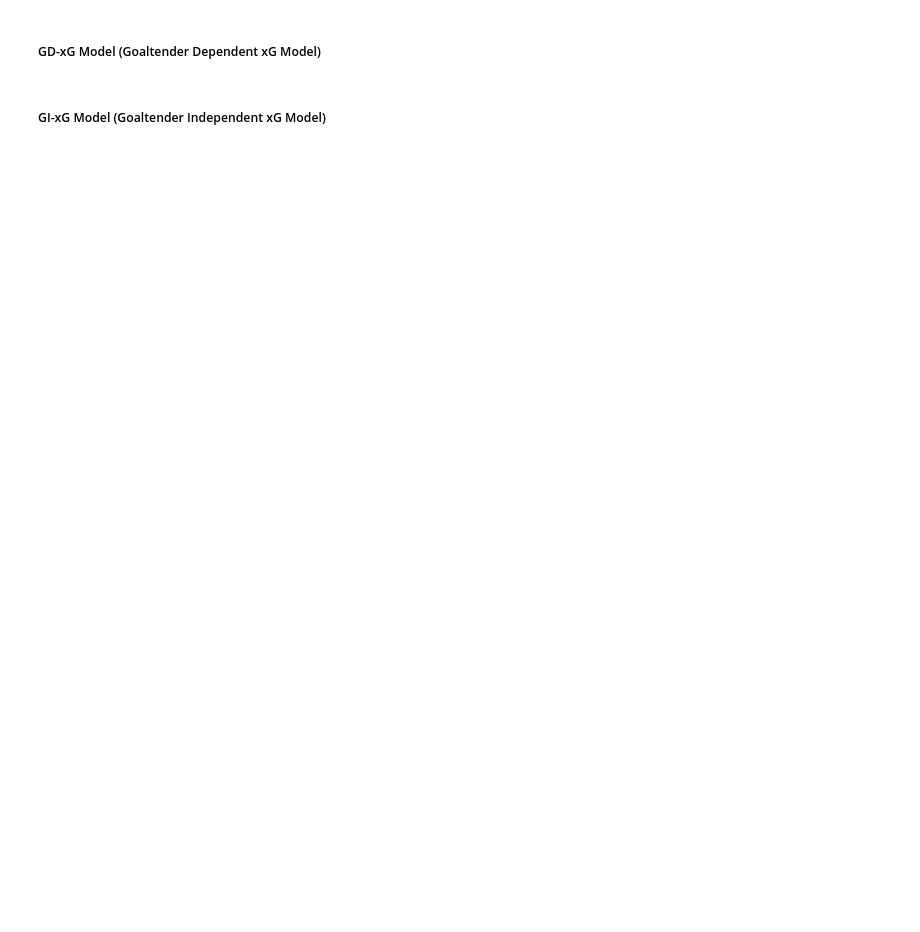
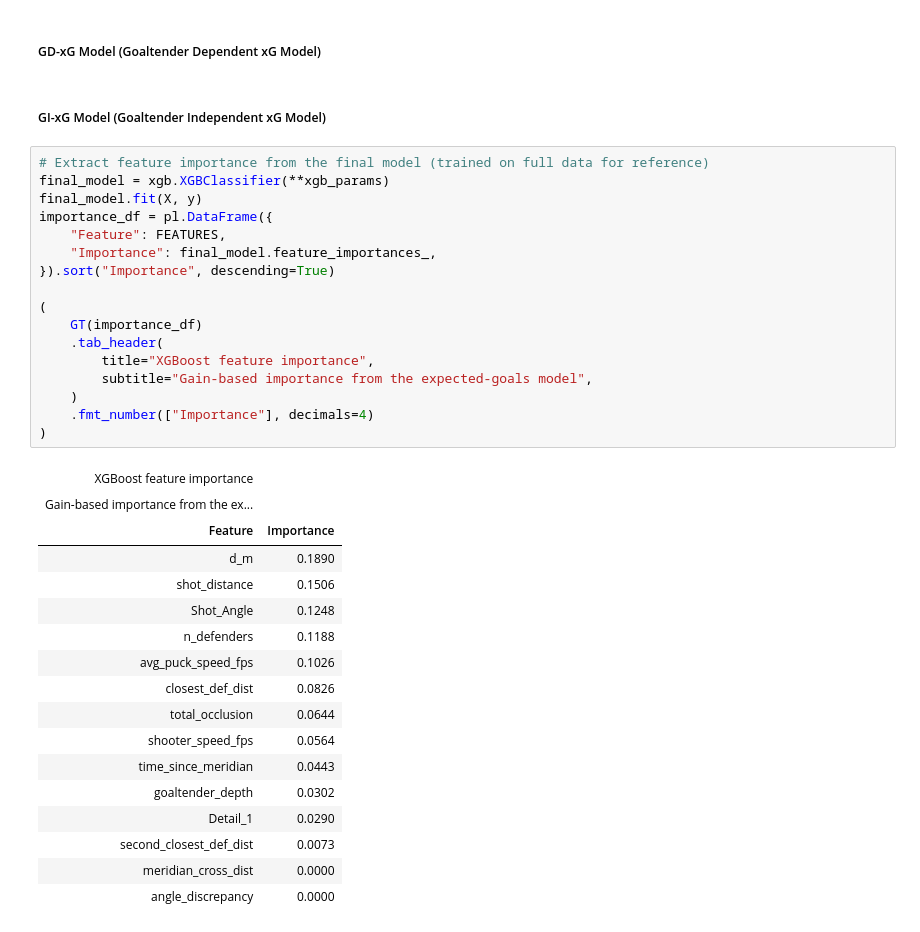
Before and after one commit to howardbaik/player-tracking-data, a Jupyter notebook: inspect-data.ipynb, the cells around one changed output. Cells and saved outputs as stored; diff of their text form; blank space fills up the shorter version.

```diff
--- a/inspect-data.ipynb
+++ b/inspect-data.ipynb
@@ -1377,3 +1443,38 @@ Metrics are computed on pooled out-of-fold predictions from stratified 5-fold cr
 ##### GD-xG Model (Goaltender Dependent xG Model)
 # %% [markdown]
 ##### GI-xG Model (Goaltender Independent xG Model)
+# %%
+# Extract feature importance from the final model (trained on full data for reference)
+final_model = xgb.XGBClassifier(**xgb_params)
+final_model.fit(X, y)
+importance_df = pl.DataFrame({
+    "Feature": FEATURES,
+    "Importance": final_model.feature_importances_,
+}).sort("Importance", descending=True)
+
+(
+    GT(importance_df)
+    .tab_header(
+        title="XGBoost feature importance",
+        subtitle="Gain-based importance from the expected-goals model",
+    )
+    .fmt_number(["Importance"], decimals=4)
+)
+# %% [output]
+| XGBoost feature importance |  |
+| Gain-based importance from the ex... |  |
+| Feature | Importance |
+| d_m | 0.1890 |
+| shot_distance | 0.1506 |
+| Shot_Angle | 0.1248 |
+| n_defenders | 0.1188 |
+| avg_puck_speed_fps | 0.1026 |
+| closest_def_dist | 0.0826 |
+| total_occlusion | 0.0644 |
+| shooter_speed_fps | 0.0564 |
+| time_since_meridian | 0.0443 |
+| goaltender_depth | 0.0302 |
+| Detail_1 | 0.0290 |
+| second_closest_def_dist | 0.0073 |
+| meridian_cross_dist | 0.0000 |
+| angle_discrepancy | 0.0000 |
```
Also changed, not shown: parts of 5 cells of this notebook.
